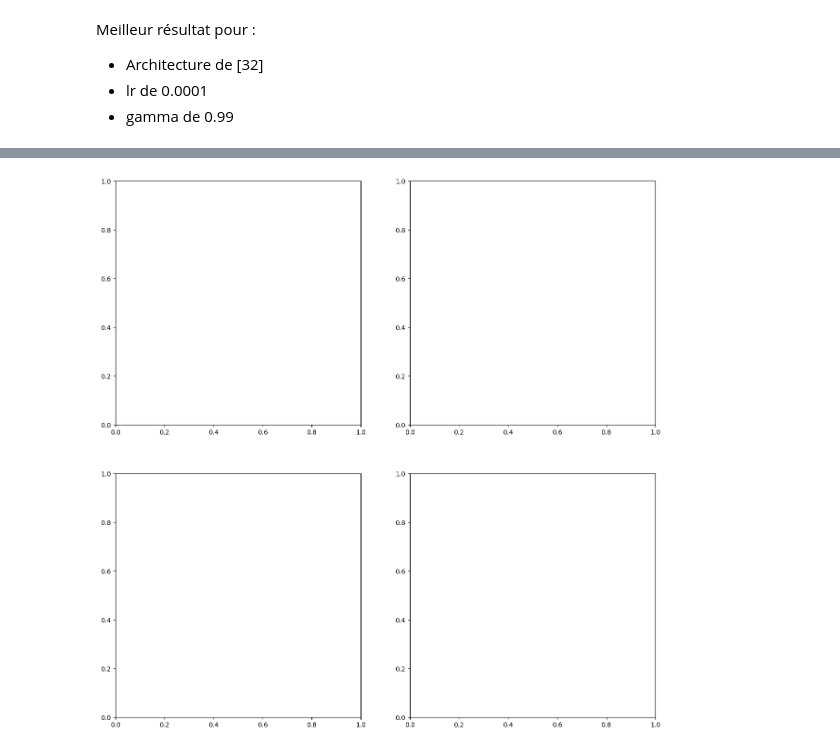
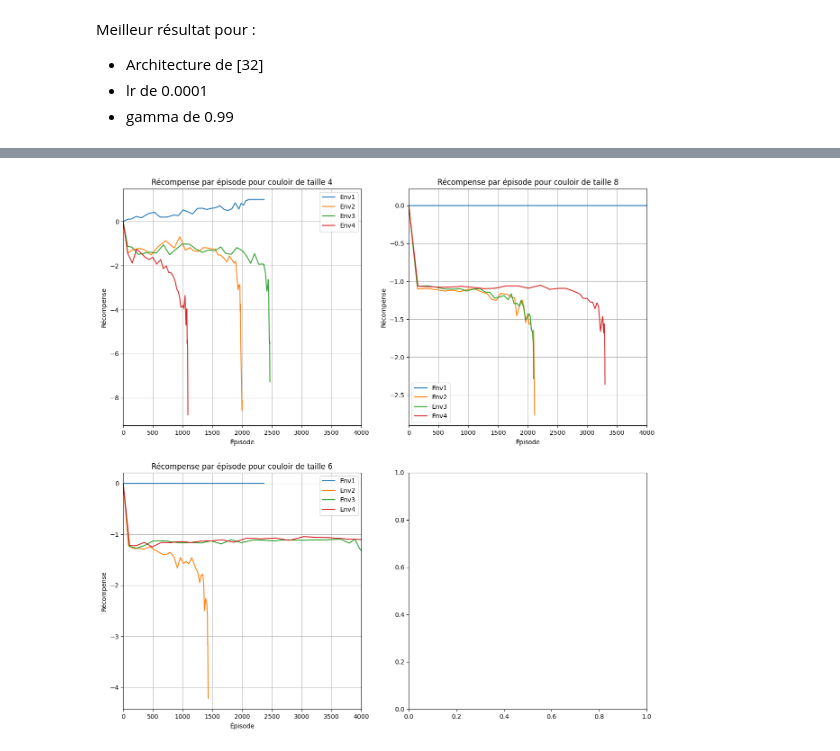
Before and after one commit to Enzo-Claeyssen/jeux_iteres_part1, a Jupyter notebook: labyrinthe_part3.ipynb, the cells around one changed output, grey strips where cells are left out. Cells and saved outputs as stored; diff of their text form; code cells hidden in the pictures.

```diff
--- a/labyrinthe_part3.ipynb
+++ b/labyrinthe_part3.ipynb
@@ -343,8 +343,8 @@ class FrozenLake4Env(gymnasium.Env) :
 
         left, down, right, up = self._getNeighbors(self.state)
         toReturn = {
-            'row_position' : [self.x],
-            'col_position' : [self.y],
+            'row_position' : np.array([self.x]),
+            'col_position' : np.array([self.y]),
             'left_neighbor' : left,
             'down_neighbor' : down,
             'right_neighbor' : right,
@@ -380,8 +380,8 @@ class FrozenLake4Env(gymnasium.Env) :
 
         left, down, right, up = self._getNeighbors(self.state)
         toReturn = {
-            'row_position' : [self.x],
-            'col_position' : [self.y],
+            'row_position' : np.array([self.x]),
+            'col_position' : np.array([self.y]),
             'left_neighbor' : left,
             'down_neighbor' : down,
             'right_neighbor' : right,
@@ -724,6 +726,8 @@ config = (
 
     .env_runners(
         env_to_module_connector=lambda env: FlattenObservations(),
+        num_env_runners=3,
+        num_envs_per_env_runner = 10
     )
 
 
@@ -814,6 +816,6 @@ Meilleur résultat pour :
 # %%
 fig, axes = plt.subplots(2, 2, figsize=(15, 15))
-data = [(8, 1, 0, 40000)]
+data = [(4, 0, 0, 40000), (6, 1, 0, 40000), (8, 0, 1, 40000), (10, 1, 1, 40000)]
 
 
 for size, x, y, timesteps in data :
@@ -833,16 +835,16 @@ for size, x, y, timesteps in data :
 
         .env_runners(
             env_to_module_connector=lambda env: FlattenObservations(),
+            num_env_runners=8,
+            num_envs_per_env_runner = 10
         )
 
             .training(
             lr = 0.0001,
             gamma = 0.99,
-            target_network_update_freq = 50,
-            train_batch_size_per_learner = 1000,
             epsilon = [[0, 1], [timesteps*0.8, 0.01]],
             replay_buffer_config = {
-                "capacity" : 10000
+                "capacity" : 30000
             },
         )
 
@@ -858,9 +860,15 @@ for size, x, y, timesteps in data :
     )
 
     algo = config.build_algo()
-    for _ in range(timesteps // 1000):
+    ordonnees = [0]
+    toPlot = [0]
+    timesteps_done = 0
+    while timesteps_done < timesteps :
         resu = algo.train()
-    axes[x, y].plot(resu['env_runners']['episodes_rewards'], label = 'Env1')
+        timesteps_done = resu['env_runners']['num_env_steps_sampled_lifetime']
+        ordonnees.append(ordonnees[-1] + resu['env_runners']['num_episodes'])
+        toPlot.append(resu['env_runners']['episode_return_mean'])
+    axes[x, y].plot(ordonnees, toPlot, label = 'Env1')
     algo.stop()
 
 
@@ -876,16 +884,16 @@ for size, x, y, timesteps in data :
 
         .env_runners(
             env_to_module_connector=lambda env: FlattenObservations(),
+            num_env_runners=8,
+            num_envs_per_env_runner = 10
         )
 
             .training(
             lr = 0.0001,
             gamma = 0.99,
-            target_network_update_freq = 50,
-            train_batch_size_per_learner = 1000,
             epsilon = [[0, 1], [timesteps*0.8, 0.01]],
             replay_buffer_config = {
-                "capacity" : 10000
+                "capacity" : 30000
             },
         )
 
@@ -901,9 +909,15 @@ for size, x, y, timesteps in data :
     )
 
     algo = config.build_algo()
-    for _ in range(timesteps // 1000):
+    ordonnees = [0]
+    toPlot = [0]
+    timesteps_done = 0
+    while timesteps_done < timesteps :
         resu = algo.train()
-    axes[x, y].plot(resu['env_runners']['episodes_rewards'], label = 'Env2')
+        timesteps_done = resu['env_runners']['num_env_steps_sampled_lifetime']
+        ordonnees.append(ordonnees[-1] + resu['env_runners']['num_episodes'])
+        toPlot.append(resu['env_runners']['episode_return_mean'])
+    axes[x, y].plot(ordonnees, toPlot, label = 'Env2')
     algo.stop()
 
 
@@ -918,16 +932,16 @@ for size, x, y, timesteps in data :
 
         .env_runners(
             env_to_module_connector=lambda env: FlattenObservations(),
+            num_env_runners=8,
+            num_envs_per_env_runner = 10
         )
 
             .training(
             lr = 0.0001,
             gamma = 0.99,
-            target_network_update_freq = 50,
-            train_batch_size_per_learner = 1000,
             epsilon = [[0, 1], [timesteps*0.8, 0.01]],
             replay_buffer_config = {
-                "capacity" : 10000
+                "capacity" : 30000
             },
         )
 
@@ -943,9 +957,15 @@ for size, x, y, timesteps in data :
     )
 
     algo = config.build_algo()
-    for _ in range(timesteps // 1000):
+    ordonnees = [0]
+    toPlot = [0]
+    timesteps_done = 0
+    while timesteps_done < timesteps :
         resu = algo.train()
-    axes[x, y].plot(resu['env_runners']['episodes_rewards'], label = 'Env3')
+        timesteps_done = resu['env_runners']['num_env_steps_sampled_lifetime']
+        ordonnees.append(ordonnees[-1] + resu['env_runners']['num_episodes'])
+        toPlot.append(resu['env_runners']['episode_return_mean'])
+    axes[x, y].plot(ordonnees, toPlot, label = 'Env3')
     algo.stop()
 
 
@@ -960,16 +980,16 @@ for size, x, y, timesteps in data :
 
         .env_runners(
             env_to_module_connector=lambda env: FlattenObservations(),
+            num_env_runners=8,
+            num_envs_per_env_runner = 10
         )
 
             .training(
             lr = 0.0001,
             gamma = 0.99,
-            target_network_update_freq = 50,
-            train_batch_size_per_learner = 1000,
             epsilon = [[0, 1], [timesteps*0.8, 0.01]],
             replay_buffer_config = {
-                "capacity" : 10000
+                "capacity" : 30000
             },
         )
 
@@ -985,9 +1005,15 @@ for size, x, y, timesteps in data :
     )
 
     algo = config.build_algo()
-    for _ in range(timesteps // 1000):
+    ordonnees = [0]
+    toPlot = [0]
+    timesteps_done = 0
+    while timesteps_done < timesteps :
         resu = algo.train()
-    axes[x, y].plot(resu['env_runners']['episodes_rewards'], label = 'Env4')
+        timesteps_done = resu['env_runners']['num_env_steps_sampled_lifetime']
+        ordonnees.append(ordonnees[-1] + resu['env_runners']['num_episodes'])
+        toPlot.append(resu['env_runners']['episode_return_mean'])
+    axes[x, y].plot(ordonnees, toPlot, label = 'Env4')
     algo.stop()
 
     axes[x, y].legend()
@@ -996,6 +1022,8 @@ for size, x, y, timesteps in data :
     axes[x ,y].set_title(f"Récompense par épisode pour couloir de taille {size}")
     axes[x ,y].grid()
     axes[x ,y].set_xlim([0, 4000])
-    axes[x ,y].set_ylim([-1, 1])
+    #axes[x ,y].set_ylim([-1, 1])
 plt.show()
+
+ray.shutdown()
 # %% [output]
@@ -1008 +1119 @@ KeyboardInterrupt:
-[figure, old version]
+[figure, new version]
```
Also changed, not shown: parts of 10 cells of this notebook, 1 other file.
